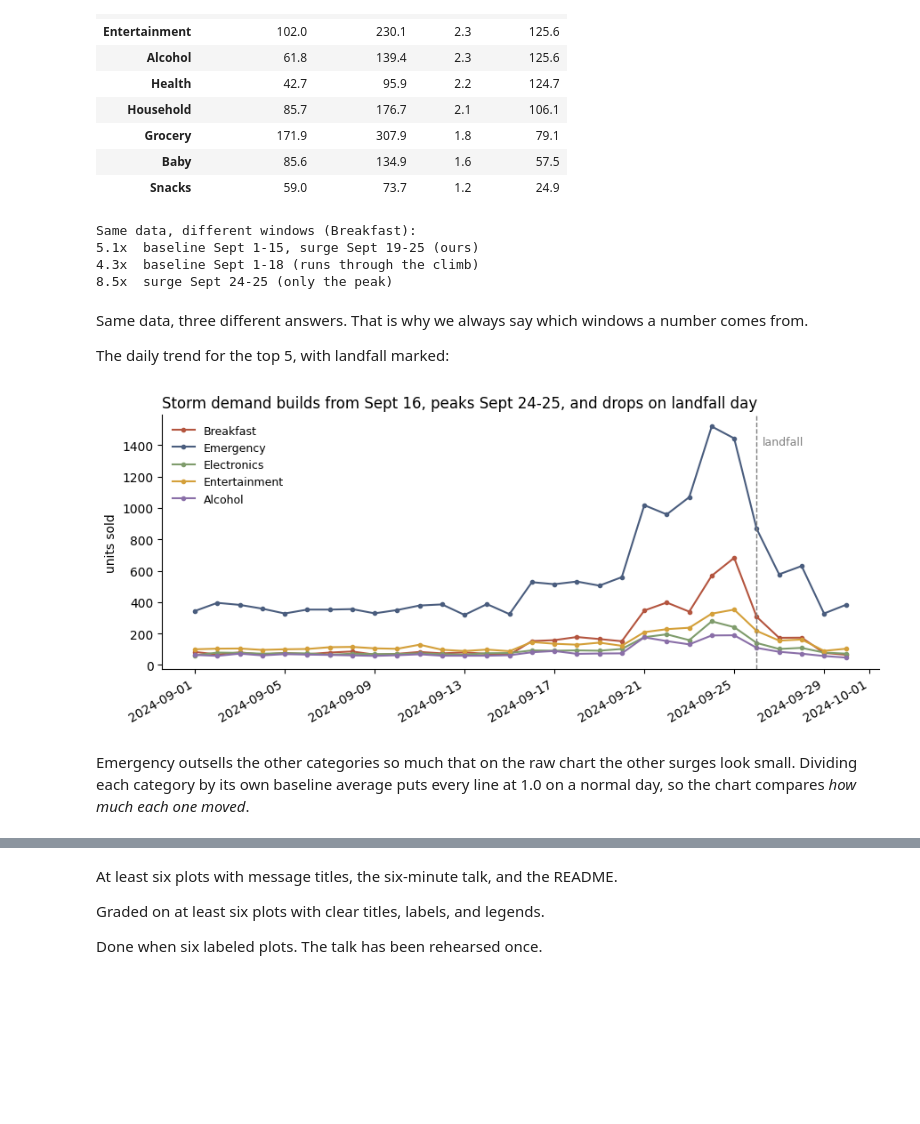
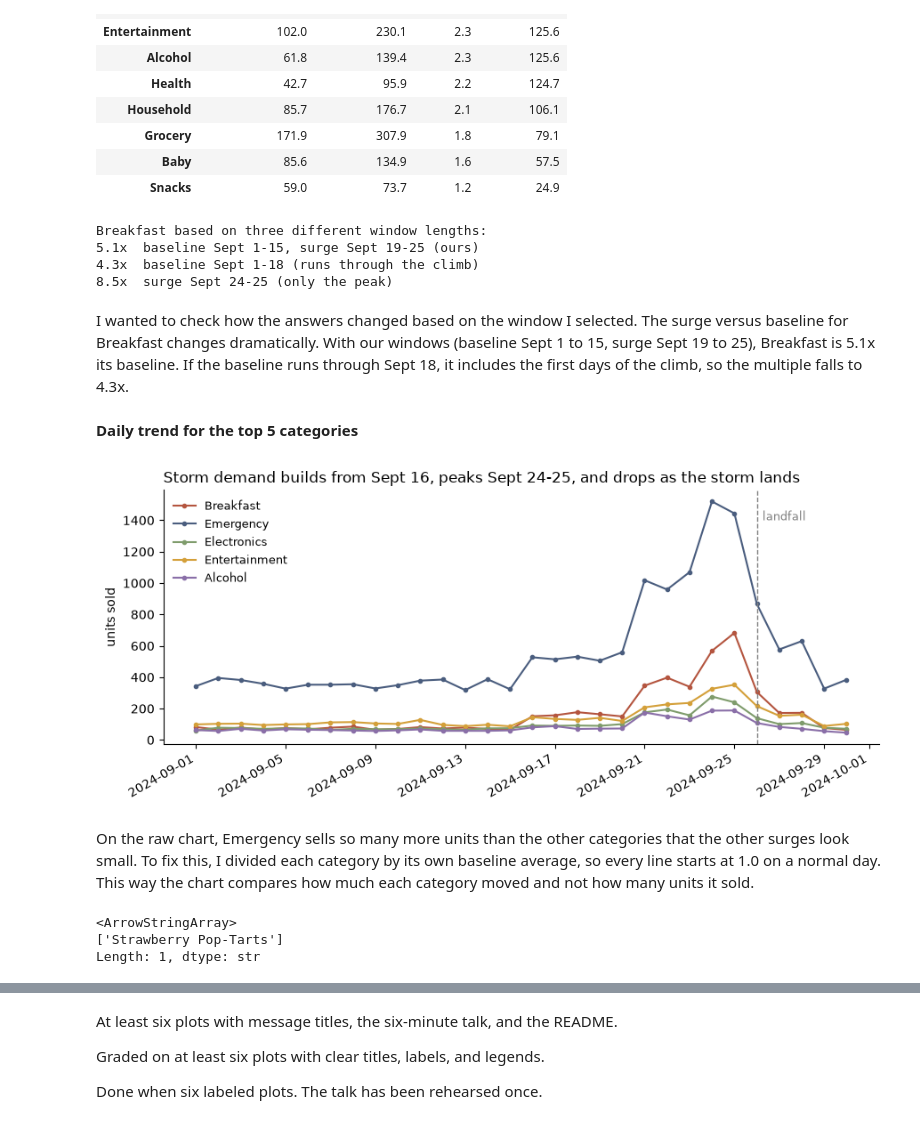
Before and after one commit to eviemcmahan/walmart-hurricane-project, a Jupyter notebook: notebooks/team_notebook.ipynb, the cells around one changed output, grey strips where cells are left out. Saved outputs shown, nothing was run; the diff lists cells and outputs as text; code cells hidden in the pictures; blank space fills up the shorter version.

Commit message:
Q2 and 4 and other updates

```diff
--- a/notebooks/team_notebook.ipynb
+++ b/notebooks/team_notebook.ipynb
@@ -1320,7 +1366,7 @@ top 5 categories: ['Breakfast', 'Emergency', 'Electronics', 'Entertainment', 'Al
 | Baby | 85.6 | 134.9 | 1.6 | 57.5 |
 | Snacks | 59.0 | 73.7 | 1.2 | 24.9 |
 # %%
-print('Same data, different windows (Breakfast):')
+print('Breakfast based on three different window lengths:')
 choices = {
     'baseline Sept 1-15, surge Sept 19-25 (ours)': ('2024-09-01', '2024-09-15', '2024-09-19', '2024-09-25'),
     'baseline Sept 1-18 (runs through the climb)': ('2024-09-01', '2024-09-18', '2024-09-19', '2024-09-25'),
@@ -1331,33 +1377,39 @@ for name, (b0, b1, s0, s1) in choices.items():
     m = window(breakfast, s0, s1)['quantity'].mean() / window(breakfast, b0, b1)['quantity'].mean()
     print(f'{m:.1f}x  {name}')
 # %% [output]
-Same data, different windows (Breakfast):
+Breakfast based on three different window lengths:
 5.1x  baseline Sept 1-15, surge Sept 19-25 (ours)
 4.3x  baseline Sept 1-18 (runs through the climb)
 8.5x  surge Sept 24-25 (only the peak)
 # %% [markdown]
-Same data, three different answers. That is why we always say which windows a number comes from.
-
-The daily trend for the top 5, with landfall marked:
+I wanted to check how the answers changed based on the window I selected. The surge versus baseline for Breakfast changes dramatically. With our windows (baseline Sept 1 to 15, surge Sept 19 to 25), Breakfast is 5.1x its baseline. If the baseline runs through Sept 18, it includes the first days of the climb, so the multiple falls to 4.3x.
+# %% [markdown]
+**Daily trend for the top 5 categories**
 # %%
-daily = cat_daily.pivot(index='date', columns='category', values='quantity')[top5]
+daily = cat_daily.pivot(index='date', columns='category', values='quantity')[top5]  # One column per category, only the top 5
 
-fig, ax = plt.subplots(figsize=(9, 4))
-for col, color in zip(daily.columns, ['#b4553f', '#4a5d7e', '#7f9c6c', '#d4a03a', '#8a6fa8']):
-    ax.plot(daily.index, daily[col], marker='o', ms=3, color=color, label=col)
-ax.axvline(LANDFALL, ls='--', color='gray', lw=1)
-ax.annotate('landfall', xy=(LANDFALL + pd.Timedelta(hours=6), 1400), fontsize=9, color='gray')
-ax.set_title('Storm demand builds from Sept 16, peaks Sept 24-25, and drops on landfall day',
-             loc='left', fontsize=12)
-ax.set_ylabel('units sold')
-ax.legend(frameon=False, fontsize=9)
-for spine in ('top', 'right'):
+fig, ax = plt.subplots(figsize=(9, 4))  # One chart, 9 by 4 inches
+for col, color in zip(daily.columns, ['#b4553f', '#4a5d7e', '#7f9c6c', '#d4a03a', '#8a6fa8']):  # Pair each category with a color
+    ax.plot(daily.index, daily[col], marker='o', ms=3, color=color, label=col)  # One line per category, small dots on each day
+ax.axvline(LANDFALL, ls='--', color='gray', lw=1)  # Dashed vertical line on landfall day
+ax.annotate('landfall', xy=(LANDFALL + pd.Timedelta(hours=6), 1400), fontsize=9, color='gray')  # Label placed just right of the line
+ax.set_title('Storm demand builds from Sept 16, peaks Sept 24-25, and drops as the storm lands',
+             loc='left', fontsize=12)  # Message title, left aligned
+ax.set_ylabel('units sold')  # Units per day
+ax.legend(frameon=False, fontsize=9)  # Legend without a box
+for spine in ('top', 'right'):  # Remove the top and right borders
     ax.spines[spine].set_visible(False)
-fig.autofmt_xdate()
-plt.tight_layout()
+fig.autofmt_xdate()  # Tilt the date labels so they do not overlap
+plt.tight_layout()  # Fit everything inside the figure
 plt.show()
 # %% [output]
-[figure, old version]
+[figure, new version]
 # %% [markdown]
-Emergency outsells the other categories so much that on the raw chart the other surges look small. Dividing each category by its own baseline average puts every line at 1.0 on a normal day, so the chart compares *how much each one moved*.
+On the raw chart, Emergency sells so many more units than the other categories that the other surges look small. To fix this, I divided each category by its own baseline average, so every line starts at 1.0 on a normal day. This way the chart compares how much each category moved and not how many units it sold.
+# %%
+print(dated[dated['category'] == 'Breakfast']['product'].unique())  # Which products are in Breakfast?
+# %% [output]
+<ArrowStringArray>
+['Strawberry Pop-Tarts']
+Length: 1, dtype: str
 # %%
```
Also changed, not shown: parts of 78 cells of this notebook.
